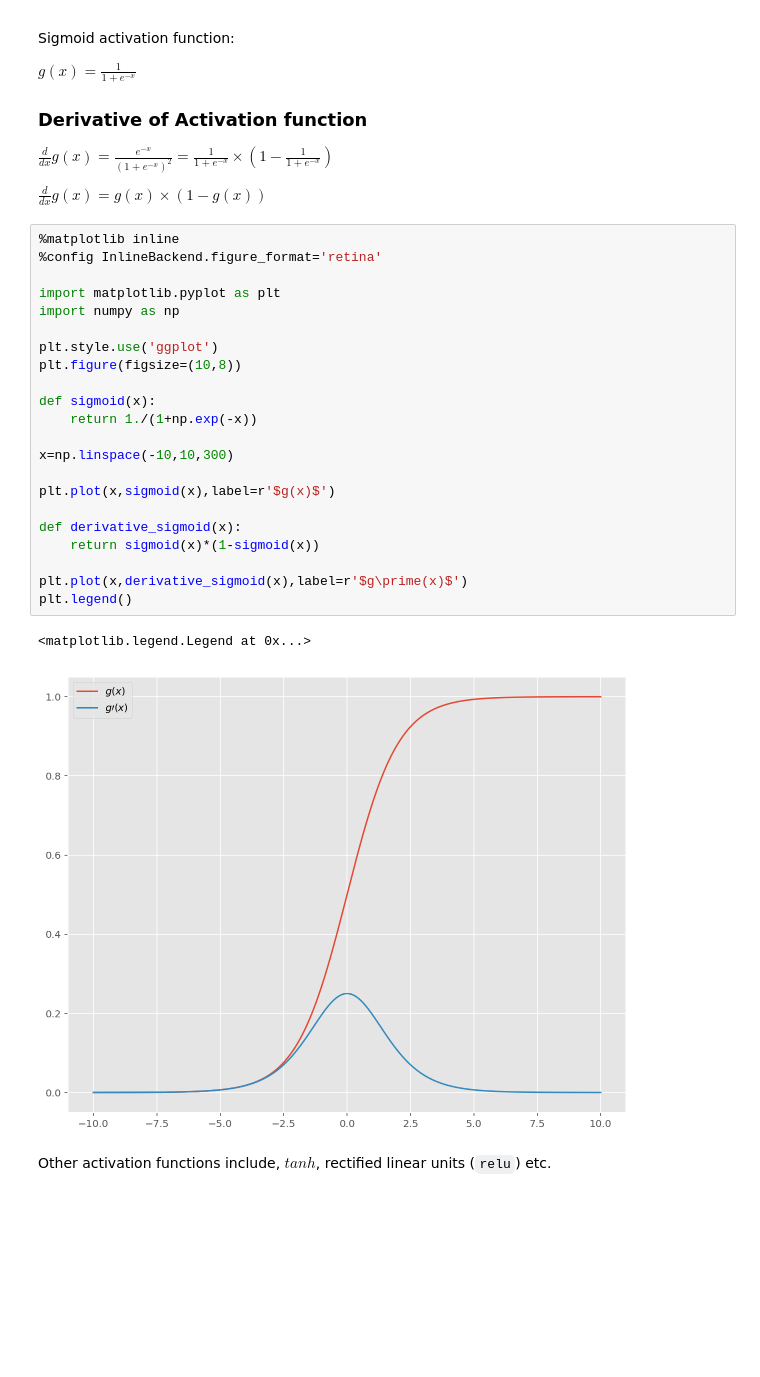
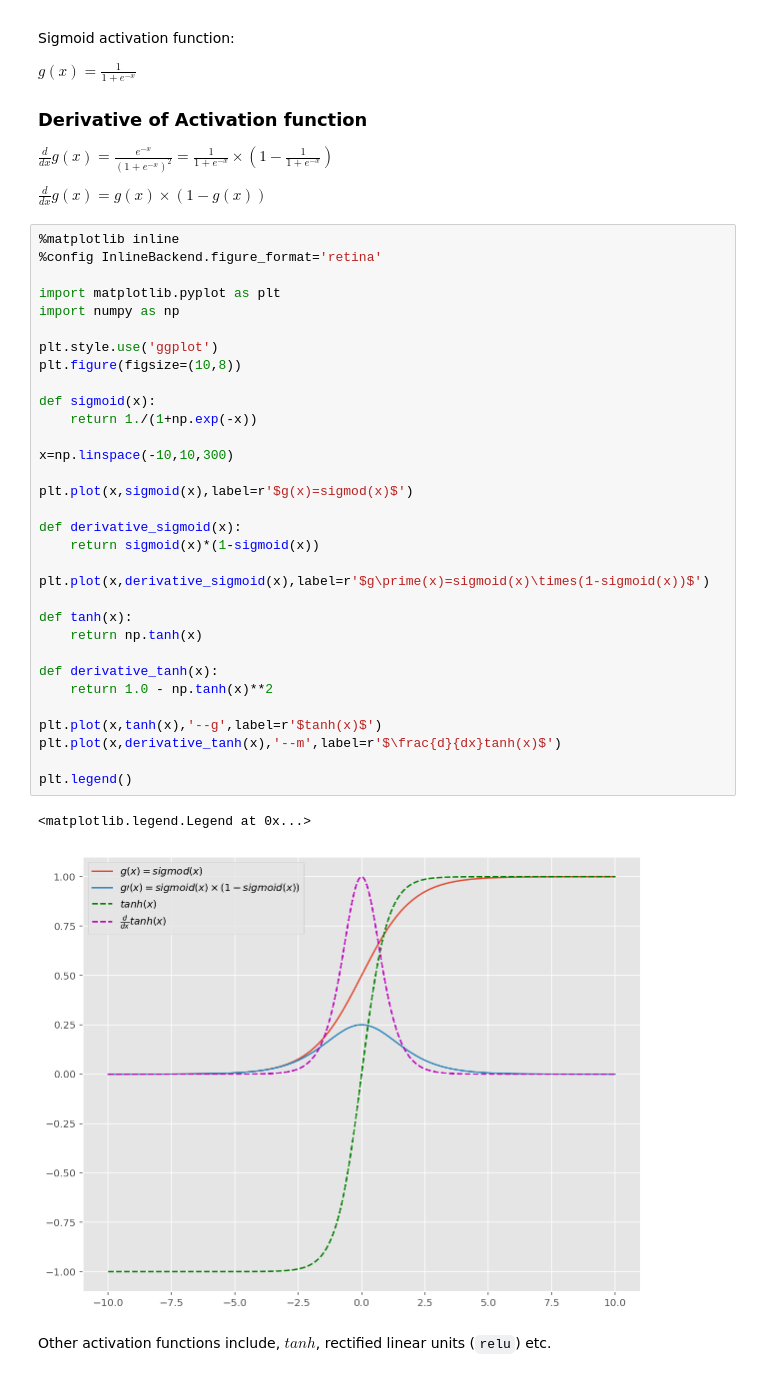
Before and after one commit to beegeesquare/bike-prediction-nn, a Jupyter notebook: Neural Networks-Basics.ipynb, the cells around one changed output. Drawn from its saved outputs; the diff is of its cells as text; blank space fills up the shorter version.

```diff
--- a/Neural Networks-Basics.ipynb
+++ b/Neural Networks-Basics.ipynb
@@ -116,28 +116,38 @@ $\frac{d}{dx} g(x) = g(x)\times (1-g(x)) $
 # %%
 %matplotlib inline
 %config InlineBackend.figure_format='retina'
 
 import matplotlib.pyplot as plt
 import numpy as np
 
 plt.style.use('ggplot')
 plt.figure(figsize=(10,8))
 
 def sigmoid(x):
     return 1./(1+np.exp(-x))
 
 x=np.linspace(-10,10,300)
 
-plt.plot(x,sigmoid(x),label=r'$g(x)$')
+plt.plot(x,sigmoid(x),label=r'$g(x)=sigmod(x)$')
 
 def derivative_sigmoid(x):
     return sigmoid(x)*(1-sigmoid(x))
 
-plt.plot(x,derivative_sigmoid(x),label=r'$g\prime(x)$')
+plt.plot(x,derivative_sigmoid(x),label=r'$g\prime(x)=sigmoid(x)\times(1-sigmoid(x))$')
+
+def tanh(x):
+    return np.tanh(x)
+
+def derivative_tanh(x):
+    return 1.0 - np.tanh(x)**2
+
+plt.plot(x,tanh(x),'--g',label=r'$tanh(x)$')
+plt.plot(x,derivative_tanh(x),'--m',label=r'$\frac{d}{dx}tanh(x)$')
+
 plt.legend()
 # %% [output]
 <matplotlib.legend.Legend at 0x...>
-[figure, old version]
+[figure, new version]
 # %% [markdown]
 Other activation functions include, $tanh$, rectified linear units (`relu`) etc.
 # %%
```
Also changed, not shown: parts of 1 cell of this notebook, 3 other files.
